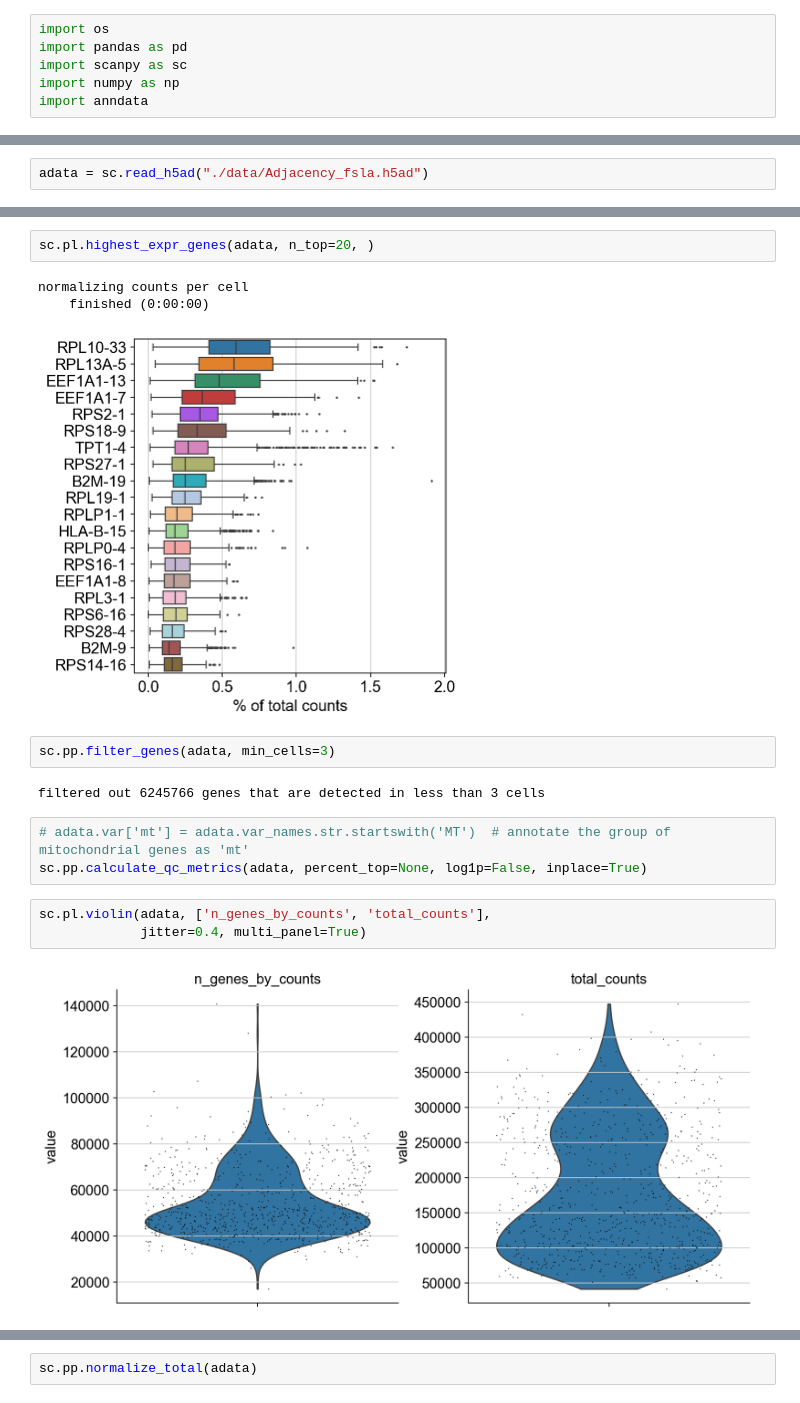
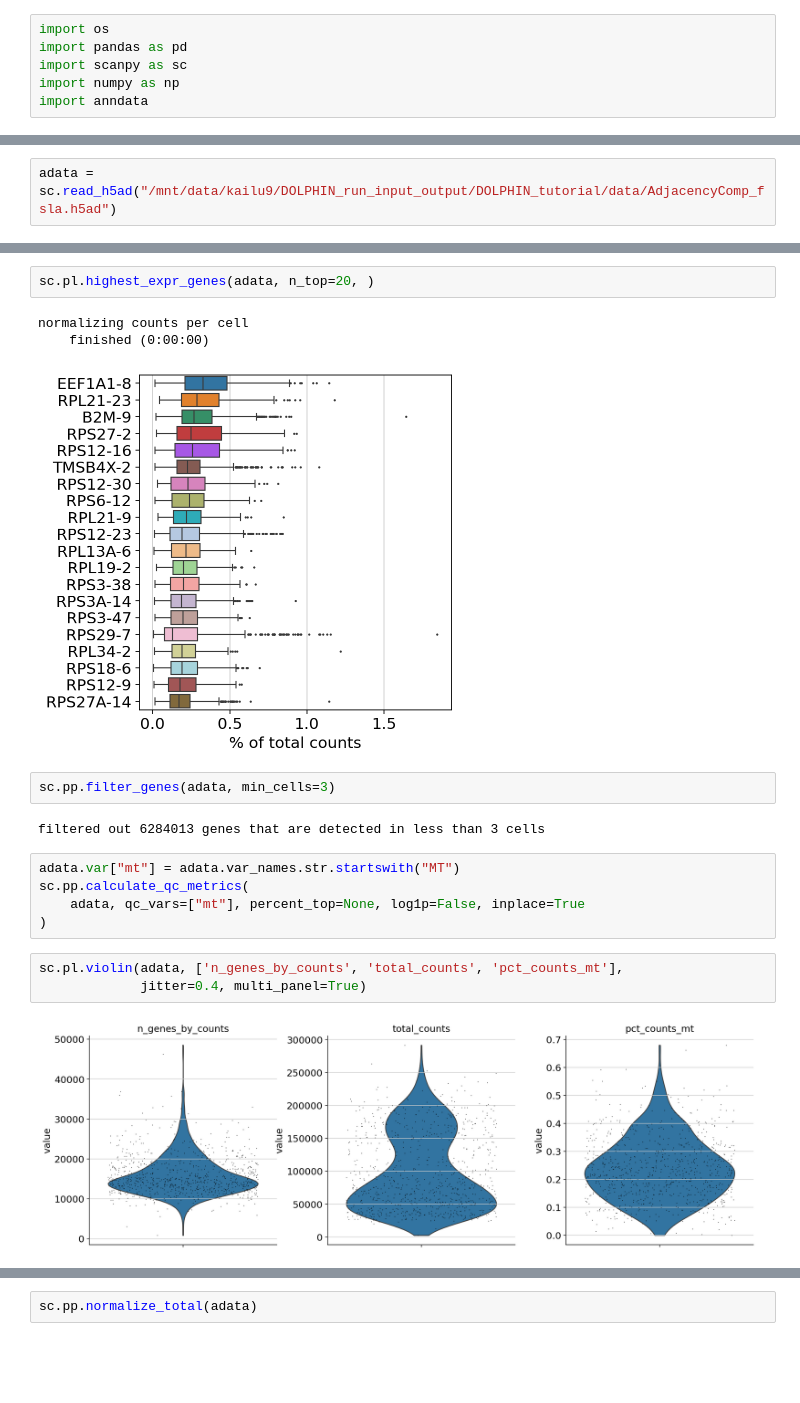
Before and after one commit to mcgilldinglab/DOLPHIN, a Jupyter notebook: docs/source/examples/Adjacency_matrix_scanpy.ipynb, the cells around one changed output, grey strips where cells are left out. Saved outputs shown, nothing was run; the diff lists cells and outputs as text; blank space fills up the shorter version.

```diff
--- a/docs/source/examples/Adjacency_matrix_scanpy.ipynb
+++ b/docs/source/examples/Adjacency_matrix_scanpy.ipynb
@@ -16,5 +16,5 @@ scanpy==1.10.4 anndata==0.11.1 umap==0.5.7 numpy==2.0.2 scipy==1.14.1 pandas==2.
 # %%
-adata = sc.read_h5ad("./data/Adjacency_fsla.h5ad")
+adata = sc.read_h5ad("/mnt/data/kailu9/DOLPHIN_run_input_output/DOLPHIN_tutorial/data/AdjacencyComp_fsla.h5ad")
 # %%
 import matplotlib.pyplot as plt
 
@@ -34,19 +34,21 @@ sc.pl.highest_expr_genes(adata, n_top=20, )
 # %% [output]
 normalizing counts per cell
     finished (0:00:00)
-[figure, old version]
+[figure, new version]
 # %%
 sc.pp.filter_genes(adata, min_cells=3)
 # %% [output]
-filtered out 6245766 genes that are detected in less than 3 cells
+filtered out 6284013 genes that are detected in less than 3 cells
 # %%
-# adata.var['mt'] = adata.var_names.str.startswith('MT')  # annotate the group of mitochondrial genes as 'mt'
-sc.pp.calculate_qc_metrics(adata, percent_top=None, log1p=False, inplace=True)
+adata.var["mt"] = adata.var_names.str.startswith("MT")
+sc.pp.calculate_qc_metrics(
+    adata, qc_vars=["mt"], percent_top=None, log1p=False, inplace=True
+)
 # %%
-sc.pl.violin(adata, ['n_genes_by_counts', 'total_counts'],
+sc.pl.violin(adata, ['n_genes_by_counts', 'total_counts', 'pct_counts_mt'],
              jitter=0.4, multi_panel=True)
 # %% [output]
-[figure, old version]
+[figure, new version]
 # %%
 sc.pl.scatter(adata, x='total_counts', y='n_genes_by_counts')
 # %% [output]
```
Also changed, not shown: parts of 16 cells of this notebook, 11 other files.
